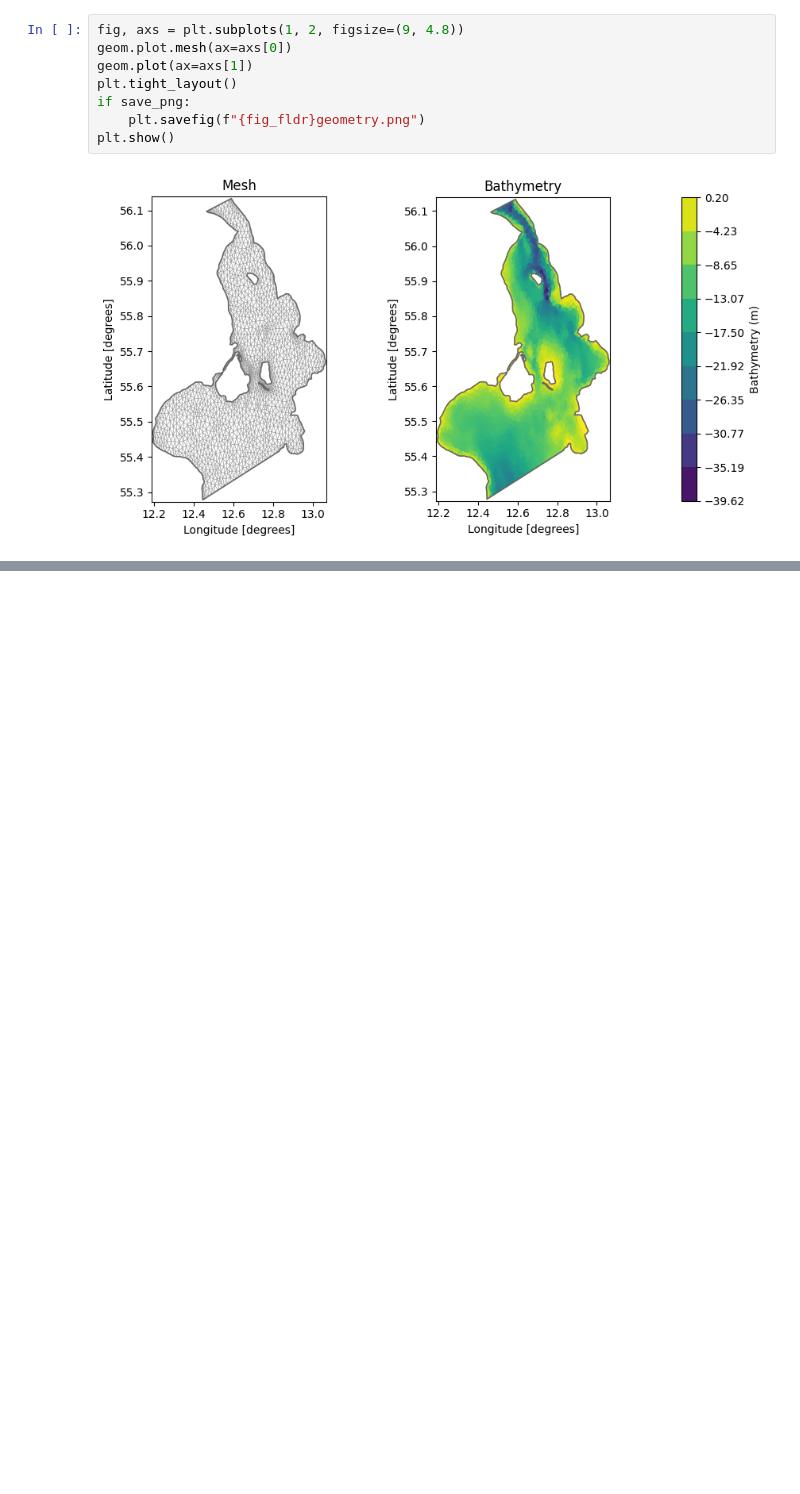
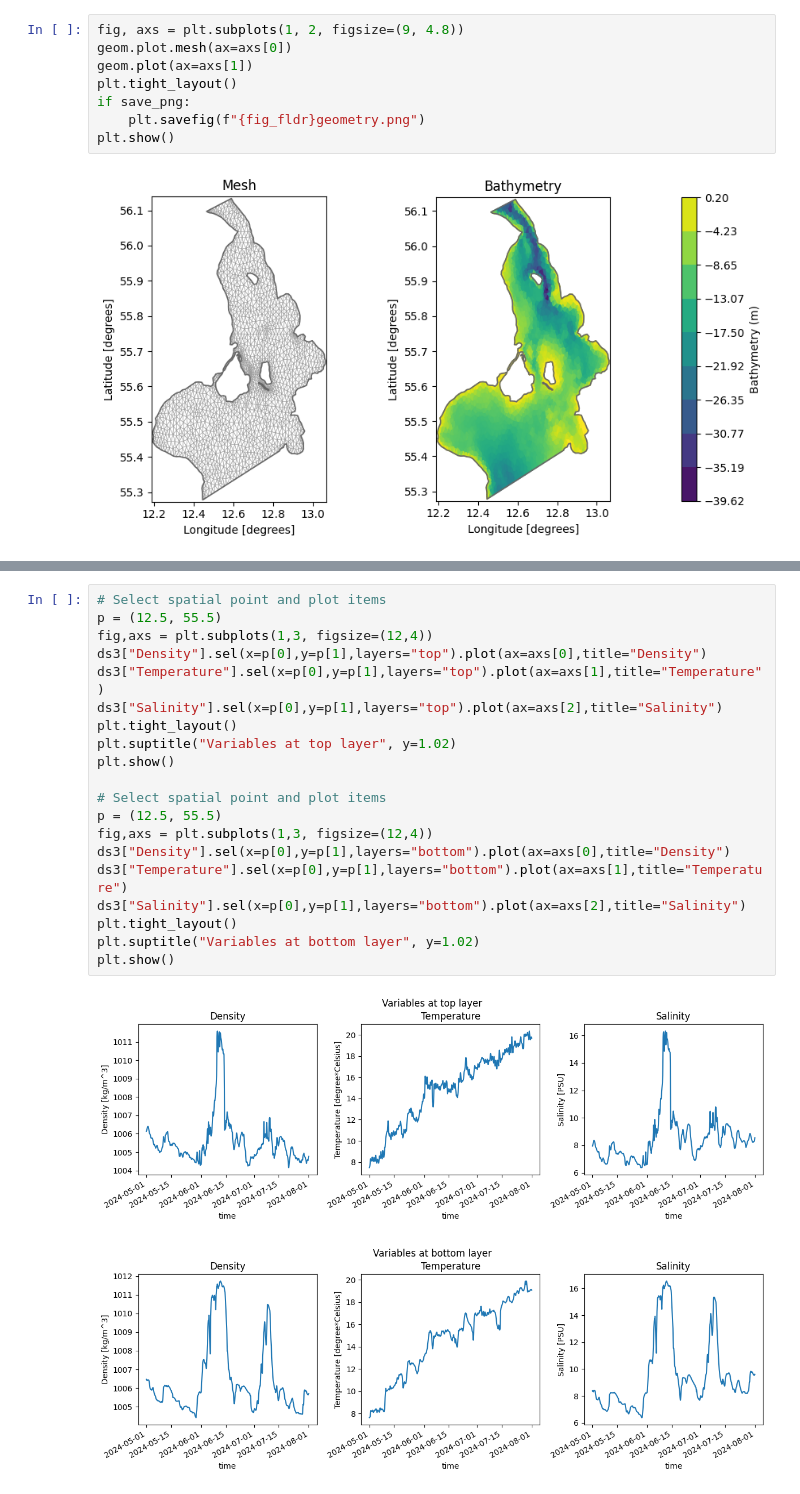
Before and after one commit to DHI/WaterBench-MIKE3HD-Oresund, a Jupyter notebook: code/explore_model_result_data.ipynb, the cells around one changed output, grey strips where cells are left out. Saved outputs shown, nothing was run; the diff lists cells and outputs as text; blank space fills up the shorter version.

```diff
--- a/code/explore_model_result_data.ipynb
+++ b/code/explore_model_result_data.ipynb
@@ -77,0 +171,23 @@ plt.show()
+# %%
+# Select spatial point and plot items
+p = (12.5, 55.5)
+fig,axs = plt.subplots(1,3, figsize=(12,4))
+ds3["Density"].sel(x=p[0],y=p[1],layers="top").plot(ax=axs[0],title="Density")
+ds3["Temperature"].sel(x=p[0],y=p[1],layers="top").plot(ax=axs[1],title="Temperature")
+ds3["Salinity"].sel(x=p[0],y=p[1],layers="top").plot(ax=axs[2],title="Salinity")
+plt.tight_layout()
+plt.suptitle("Variables at top layer", y=1.02)
+plt.show()
+
+# Select spatial point and plot items
+p = (12.5, 55.5)
+fig,axs = plt.subplots(1,3, figsize=(12,4))
+ds3["Density"].sel(x=p[0],y=p[1],layers="bottom").plot(ax=axs[0],title="Density")
+ds3["Temperature"].sel(x=p[0],y=p[1],layers="bottom").plot(ax=axs[1],title="Temperature")
+ds3["Salinity"].sel(x=p[0],y=p[1],layers="bottom").plot(ax=axs[2],title="Salinity")
+plt.tight_layout()
+plt.suptitle("Variables at bottom layer", y=1.02)
+plt.show()
+# %% [output]
+[figure, added]
+[figure, added]
```
Also changed, not shown: parts of 17 cells of this notebook.
